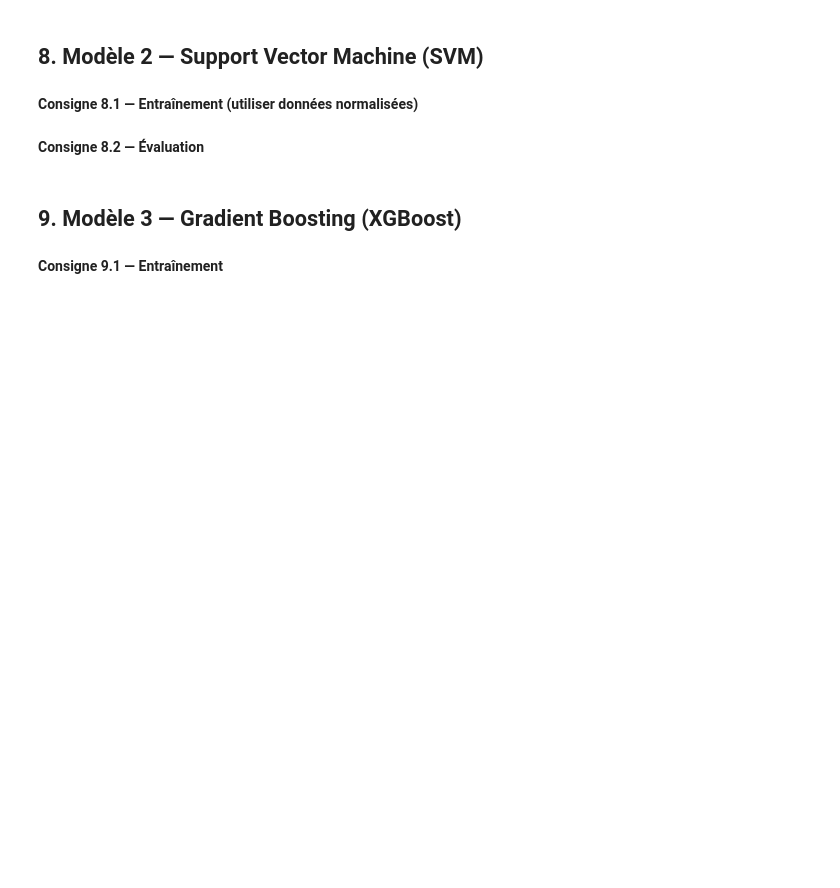
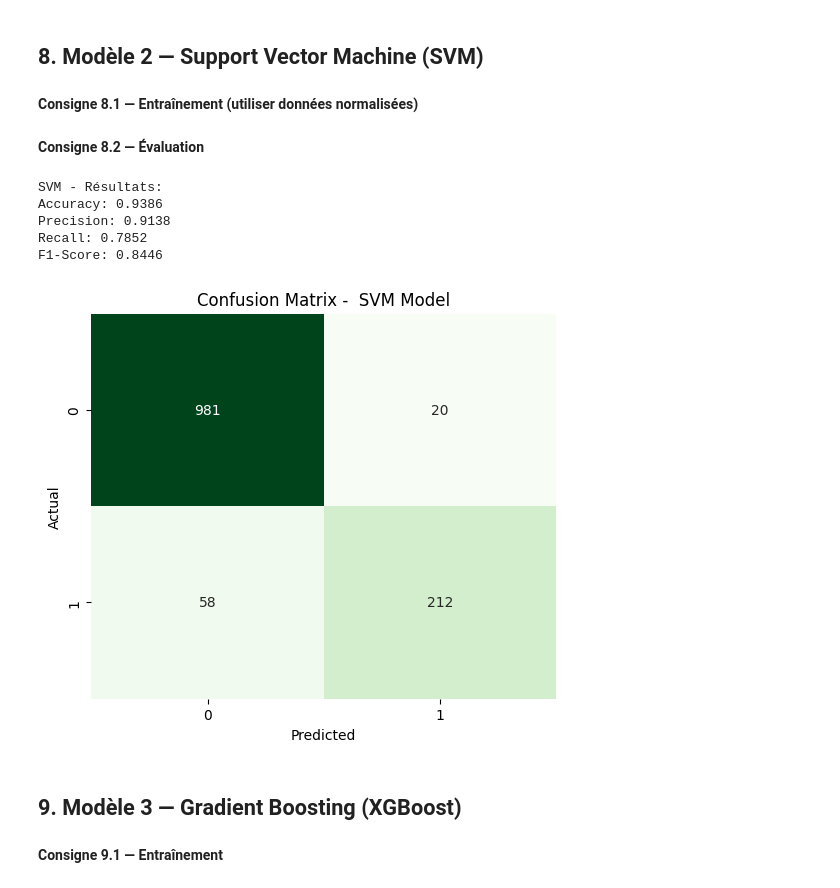
Before and after one commit to 17matb/youtube-trends, a Jupyter notebook: ml_youtube_trends.ipynb, the cells around one changed output. Saved outputs shown, nothing was run; the diff lists cells and outputs as text; code cells hidden in the pictures; blank space fills up the shorter version.

```diff
--- a/ml_youtube_trends.ipynb
+++ b/ml_youtube_trends.ipynb
@@ -530,19 +561,42 @@ from sklearn.metrics import accuracy_score, precision_score, recall_score, f1_sc
 **Consigne 8.1 — Entraînement (utiliser données normalisées)**
 # %%
 # VOTRE CODE ICI - Section 8.1
-# from sklearn.svm import SVC
-# ...
-# ...
-# ...
+from sklearn.svm import SVC
+# create the svc model with rbf kernel
+svc_model = SVC(kernel='rbf', C=1.0, gamma='scale', random_state=1)
+# training
+svc_model.fit(scaled_df, y_train)
+
+# predict
+svc_predictions = model.predict(scaled_test)
 # %% [markdown]
 **Consigne 8.2 — Évaluation**
 # %%
 # VOTRE CODE ICI - Section 8.2
-# print("SVM - Résultats:")
-# print(f"Accuracy: {accuracy_score(y_test, svm_predictions):.4f}")
-#....
-# ...
-# ...
+print("SVM - Résultats:")
+print(f"Accuracy: {accuracy_score(y_test, svc_predictions):.4f}")
+print(f"Precision: {precision_score(y_test, svc_predictions):.4f}")
+print(f"Recall: {recall_score(y_test, svc_predictions):.4f}")
+print(f"F1-Score: {f1_score(y_test, svc_predictions):.4f}")
+# %% [output]
+SVM - Résultats:
+Accuracy: 0.9386
+Precision: 0.9138
+Recall: 0.7852
+F1-Score: 0.8446
+# %%
+# confusion matrix SVC
+cm2 = confusion_matrix(y_test, svc_predictions)
+
+#  Heatmap
+plt.figure(figsize=(6,5))
+sns.heatmap(cm2, annot=True, fmt="d", cmap="Greens", cbar=False)
+plt.xlabel("Predicted")
+plt.ylabel("Actual")
+plt.title("Confusion Matrix -  SVM Model")
+plt.show()
+# %% [output]
+[figure, added]
 # %% [markdown]
 ## 9. Modèle 3 — Gradient Boosting (XGBoost)
 # %% [markdown]
```
Also changed, not shown: parts of 10 cells of this notebook, 2 other files.
